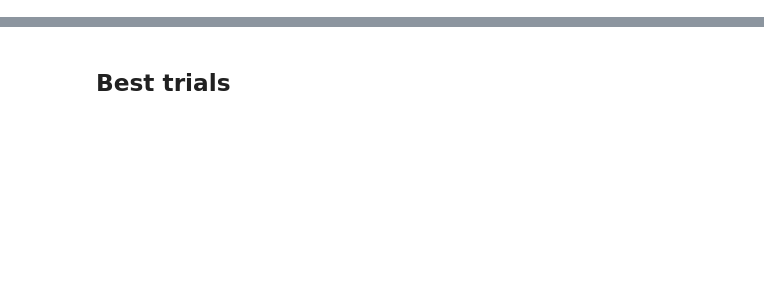
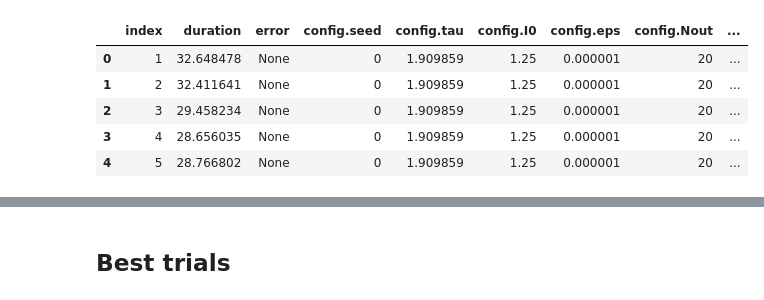
Before and after one commit to carlowenig/spikegd-carlo, a Jupyter notebook: experiments/heidelberg/analyze_grid_results.ipynb, the cells around one changed output, grey strips where cells are left out. Saved outputs shown, nothing was run; the diff lists cells and outputs as text; code cells hidden in the pictures; blank space fills up the shorter version.

```diff
--- a/experiments/heidelberg/analyze_grid_results.ipynb
+++ b/experiments/heidelberg/analyze_grid_results.ipynb
@@ -40,3 +40,12 @@ memory usage: 4.7+ KB
+# %%
+trials_df.head()
+# %% [output]
+|  | index | duration | error | config.seed | config.tau | config.I0 | config.eps | config.Nout | ... |
+| 0 | 1 | 32.648478 | None | 0 | 1.909859 | 1.25 | 0.000001 | 20 | ... |
+| 1 | 2 | 32.411641 | None | 0 | 1.909859 | 1.25 | 0.000001 | 20 | ... |
+| 2 | 3 | 29.458234 | None | 0 | 1.909859 | 1.25 | 0.000001 | 20 | ... |
+| 3 | 4 | 28.656035 | None | 0 | 1.909859 | 1.25 | 0.000001 | 20 | ... |
+| 4 | 5 | 28.766802 | None | 0 | 1.909859 | 1.25 | 0.000001 | 20 | ... |
 # %%
 # def load_trials_df(version: int):
 #     filename = f"grid_data_{version:02d}.yaml"
```
Also changed, not shown: parts of 12 cells of this notebook.
